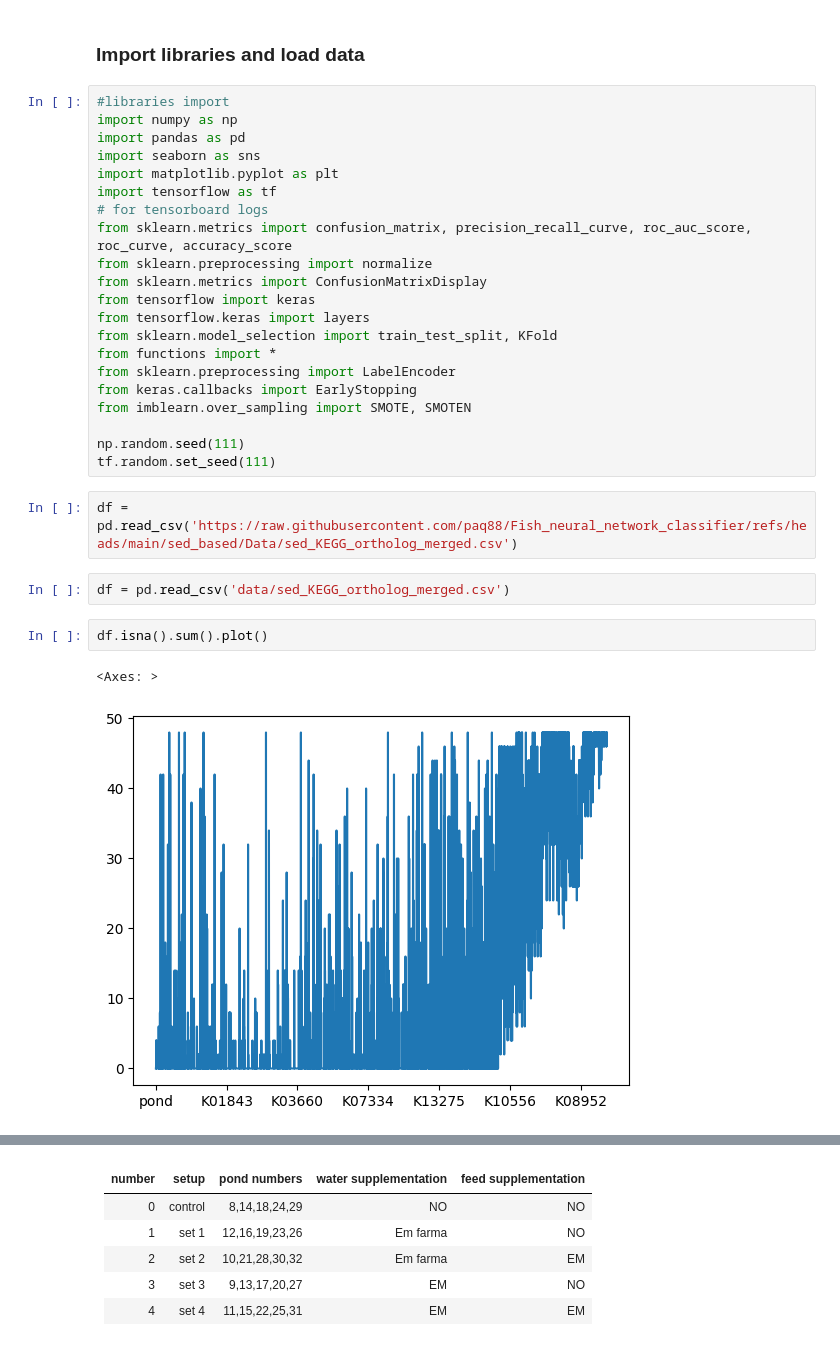
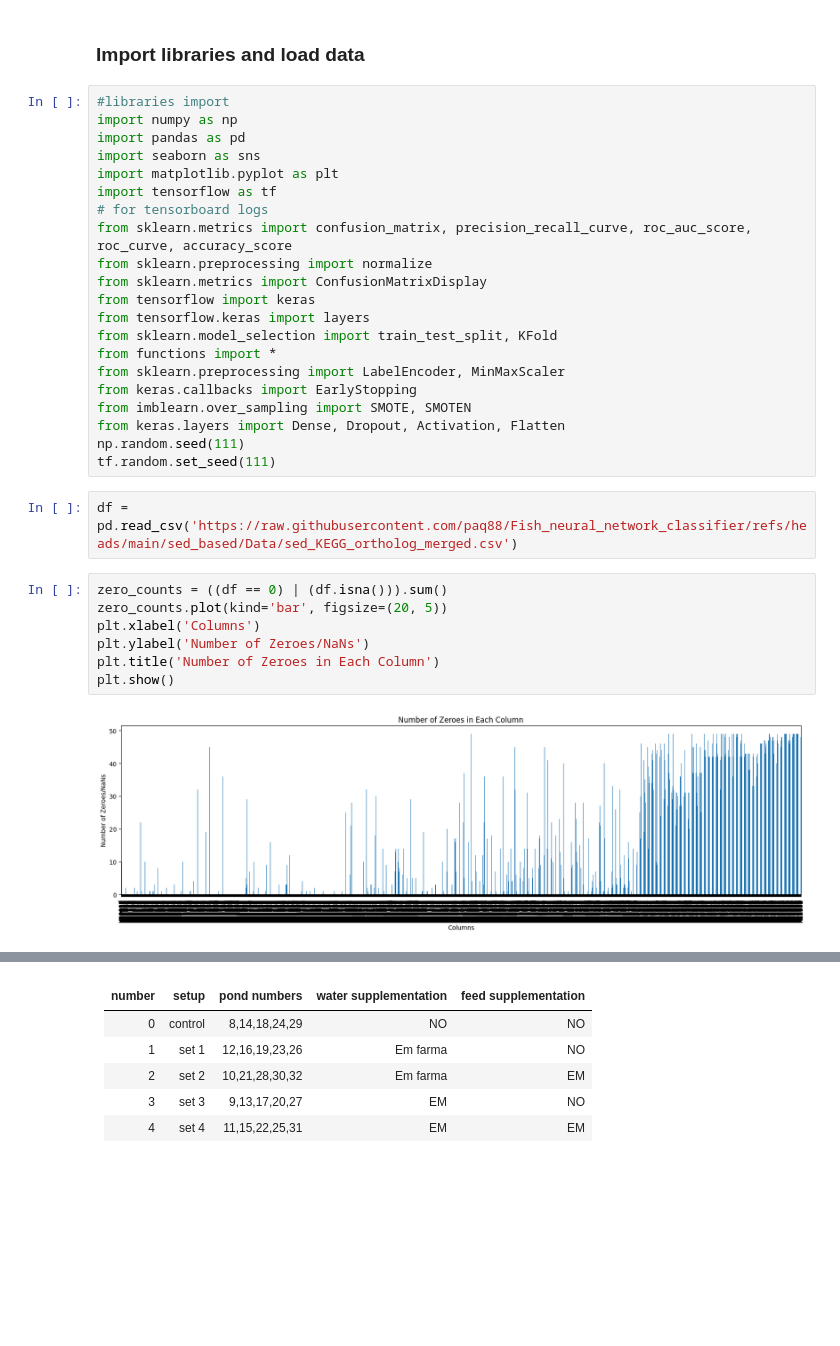
Before and after one commit to paq88/Fish_neural_network_classifier, a Jupyter notebook: sed_based/Sediment_5_KEGG_pathways.ipynb, the cells around one changed output, grey strips where cells are left out. Drawn from its saved outputs; the diff is of its cells as text; blank space fills up the shorter version.

```diff
--- a/sed_based/Sediment_5_KEGG_pathways.ipynb
+++ b/sed_based/Sediment_5_KEGG_pathways.ipynb
@@ -18,18 +18,20 @@ from tensorflow import keras
 from tensorflow.keras import layers
 from sklearn.model_selection import train_test_split, KFold
 from functions import *
-from sklearn.preprocessing import LabelEncoder
+from sklearn.preprocessing import LabelEncoder, MinMaxScaler
 from keras.callbacks import EarlyStopping
 from imblearn.over_sampling import SMOTE, SMOTEN
-
+from keras.layers import Dense, Dropout, Activation, Flatten
 np.random.seed(111)
 tf.random.set_seed(111)
 # %%
 df = pd.read_csv('https://raw.githubusercontent.com/paq88/Fish_neural_network_classifier/refs/heads/main/sed_based/Data/sed_KEGG_ortholog_merged.csv')
-# %%
-df = pd.read_csv('data/sed_KEGG_ortholog_merged.csv')
-# %%
-df.isna().sum().plot()
-# %% [output]
-<Axes: >
-[figure, removed]
+# %%
+zero_counts = ((df == 0) | (df.isna())).sum()
+zero_counts.plot(kind='bar', figsize=(20, 5))
+plt.xlabel('Columns')
+plt.ylabel('Number of Zeroes/NaNs')
+plt.title('Number of Zeroes in Each Column')
+plt.show()
+# %% [output]
+[figure, added]
```
Also changed, not shown: parts of 16 cells of this notebook, 1 other file.
